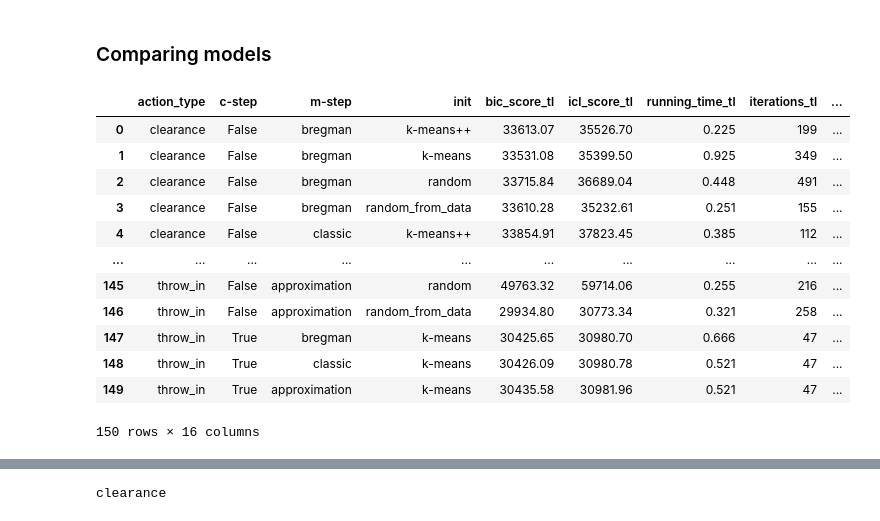
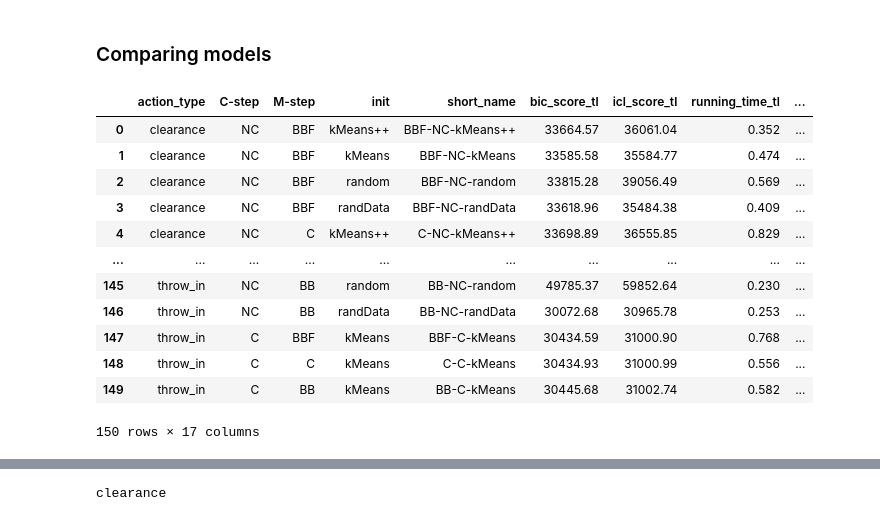
Before and after one commit to Joaquin-Garay/soccer-infogeo, a Jupyter notebook: 05-experiment.ipynb, the cells around one changed output, grey strips where cells are left out. Cells and saved outputs as stored; diff of their text form; code cells hidden in the pictures.

```diff
--- a/05-experiment.ipynb
+++ b/05-experiment.ipynb
@@ -447,0 +485,3 @@ one_shot_results
+# %%
+results = pd.read_csv('data/results.csv')
+results
@@ -448,56 +502,42 @@ one_shot_results
 # %% [markdown]
 ### Comparing models
 # %%
-compare = two_layer_results.merge(one_shot_results,
-                                  on=["action_type", "c-step", "m-step","init"],
-                                  suffixes=("_tl", "_os"))  #os: one-shot, tl: two-layer
+id_cols = ["action_type", "C-step", "M-step", "init", "short_name"]
+metric_cols = ["bic_score", "icl_score", "running_time", "iterations"]
 
-cond = [
-    (compare["c-step"] == False) & (compare["m-step"] == "bregman") & (compare["init"] == "k-means"),
-    (compare["c-step"] == False) & (compare["m-step"] == "bregman") & (compare["init"] == "k-means++"),
-    (compare["c-step"] == False) & (compare["m-step"] == "bregman") & (compare["init"] == "random_from_data"),
-    (compare["c-step"] == False) & (compare["m-step"] == "bregman") & (compare["init"] == "random"),
+two = (
+    results[results["Model"] == "Two-layer"]
+    [id_cols + metric_cols]
+    .rename(columns={m: f"{m}_tl" for m in metric_cols})
+)
 
-    (compare["c-step"] == False) & (compare["m-step"] == "classic") & (compare["init"] == "k-means"),
-    (compare["c-step"] == False) & (compare["m-step"] == "classic") & (compare["init"] == "k-means++"),
-    (compare["c-step"] == False) & (compare["m-step"] == "classic") & (compare["init"] == "random_from_data"),
-    (compare["c-step"] == False) & (compare["m-step"] == "classic") & (compare["init"] == "random"),
+one = (
+    results[results["Model"] == "One-shot"]
+    [id_cols + metric_cols]
+    .rename(columns={m: f"{m}_os" for m in metric_cols})
+)
 
-    (compare["c-step"] == False) & (compare["m-step"] == "approximation") & (compare["init"] == "k-means"),
-    (compare["c-step"] == False) & (compare["m-step"] == "approximation") & (compare["init"] == "k-means++"),
-    (compare["c-step"] == False) & (compare["m-step"] == "approximation") & (compare["init"] == "random_from_data"),
-    (compare["c-step"] == False) & (compare["m-step"] == "approximation") & (compare["init"] == "random"),
+compare = two.merge(one, on=id_cols, how="inner")
 
-    (compare["c-step"] == True) & (compare["m-step"] == "bregman") & (compare["init"] == "k-means"),
-    (compare["c-step"] == True) & (compare["m-step"] == "classic") & (compare["init"] == "k-means"),
-    (compare["c-step"] == True) & (compare["m-step"] == "approximation") & (compare["init"] == "k-means"),
-
-]
-
-choice = ["B. k-Means", "B. k-Means++", "B. RandData", "B. Random",
-          "C. k-Means", "C. k-Means++", "C. RandData", "C. Random",
-          "A. k-Means", "A. k-Means++", "A. RandData", "A. Random",
-          "B. CEM", "C. CEM", "A. CEM"]
-
-compare["short_name"] = np.select(cond, choice, default='NA')
-
-compare["bic_diff"] = compare["bic_score_tl"] - compare["bic_score_os"]
-compare["icl_diff"] = compare["icl_score_tl"] - compare["icl_score_os"]
-compare["runtime_diff"] = compare["running_time_tl"] - compare["running_time_os"]
+# 4) Diffs (negative means Two-layer better)
+compare["bic_diff"]       = compare["bic_score_tl"]      - compare["bic_score_os"]
+compare["icl_diff"]       = compare["icl_score_tl"]      - compare["icl_score_os"]
+compare["runtime_diff"]   = compare["running_time_tl"]   - compare["running_time_os"]
+compare["iterations_diff"]= compare["iterations_tl"]     - compare["iterations_os"]
 # Negative diff means two-layer is better
 
 compare
 # %% [output]
-|  | action_type | c-step | m-step | init | bic_score_tl | icl_score_tl | running_time_tl | iterations_tl | ... |
-| 0 | clearance | False | bregman | k-means++ | 33613.07 | 35526.70 | 0.225 | 199 | ... |
-| 1 | clearance | False | bregman | k-means | 33531.08 | 35399.50 | 0.925 | 349 | ... |
-| 2 | clearance | False | bregman | random | 33715.84 | 36689.04 | 0.448 | 491 | ... |
-| 3 | clearance | False | bregman | random_from_data | 33610.28 | 35232.61 | 0.251 | 155 | ... |
-| 4 | clearance | False | classic | k-means++ | 33854.91 | 37823.45 | 0.385 | 112 | ... |
+|  | action_type | C-step | M-step | init | short_name | bic_score_tl | icl_score_tl | running_time_tl | ... |
+| 0 | clearance | NC | BBF | kMeans++ | BBF-NC-kMeans++ | 33664.57 | 36061.04 | 0.352 | ... |
+| 1 | clearance | NC | BBF | kMeans | BBF-NC-kMeans | 33585.58 | 35584.77 | 0.474 | ... |
+| 2 | clearance | NC | BBF | random | BBF-NC-random | 33815.28 | 39056.49 | 0.569 | ... |
+| 3 | clearance | NC | BBF | randData | BBF-NC-randData | 33618.96 | 35484.38 | 0.409 | ... |
+| 4 | clearance | NC | C | kMeans++ | C-NC-kMeans++ | 33698.89 | 36555.85 | 0.829 | ... |
 | ... | ... | ... | ... | ... | ... | ... | ... | ... | ... |
-| 145 | throw_in | False | approximation | random | 49763.32 | 59714.06 | 0.255 | 216 | ... |
-| 146 | throw_in | False | approximation | random_from_data | 29934.80 | 30773.34 | 0.321 | 258 | ... |
-| 147 | throw_in | True | bregman | k-means | 30425.65 | 30980.70 | 0.666 | 47 | ... |
-| 148 | throw_in | True | classic | k-means | 30426.09 | 30980.78 | 0.521 | 47 | ... |
-| 149 | throw_in | True | approximation | k-means | 30435.58 | 30981.96 | 0.521 | 47 | ... |
+| 145 | throw_in | NC | BB | random | BB-NC-random | 49785.37 | 59852.64 | 0.230 | ... |
+| 146 | throw_in | NC | BB | randData | BB-NC-randData | 30072.68 | 30965.78 | 0.253 | ... |
+| 147 | throw_in | C | BBF | kMeans | BBF-C-kMeans | 30434.59 | 31000.90 | 0.768 | ... |
+| 148 | throw_in | C | C | kMeans | C-C-kMeans | 30434.93 | 31000.99 | 0.556 | ... |
+| 149 | throw_in | C | BB | kMeans | BB-C-kMeans | 30445.68 | 31002.74 | 0.582 | ... |
-150 rows × 16 columns
+150 rows × 17 columns
```
Also changed, not shown: parts of 23 cells of this notebook.
